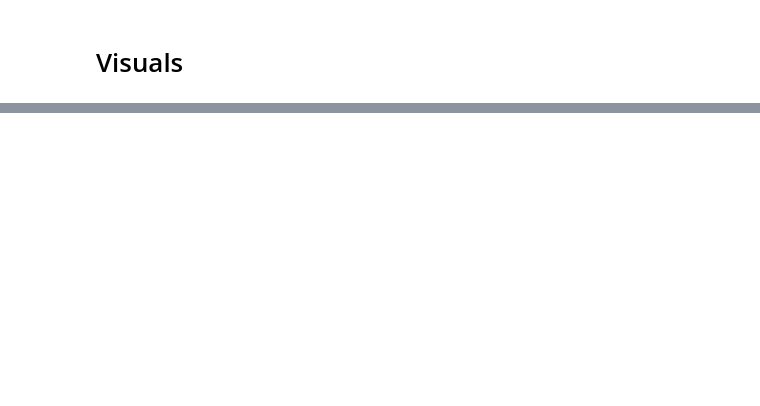
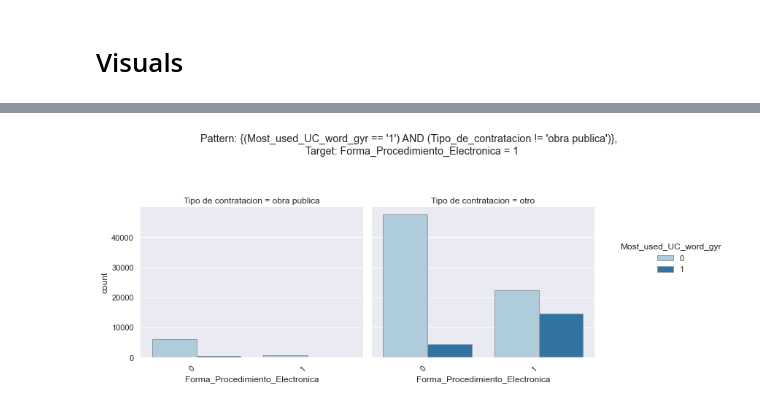
Before and after one commit to ML-Group-Col/Exped_Visualizations, a Jupyter notebook: visuals_dany.ipynb, the cells around one changed output, grey strips where cells are left out. Saved outputs shown, nothing was run; the diff lists cells and outputs as text; code cells hidden in the pictures; blank space fills up the shorter version.

```diff
--- a/visuals_dany.ipynb
+++ b/visuals_dany.ipynb
@@ -385,0 +91,9 @@ def catscatter(df,colx,coly,cols,color=['grey','black'],ratio=10,font='Helvetica
+# %%
+
+pattern_title = "{(Most_used_UC_word_gyr == '1') AND (Tipo_de_contratacion != 'obra publica')}"
+variables = [('Most_used_UC_word_gyr','1'),('Tipo de contratacion','obra publica')]
+target = 'Forma_Procedimiento_Electronica'
+target_val = '1'
+cat_plot_variable(db, target,  target_val, variables,  pattern_title, pal = "Paired")
+# %% [output]
+[figure, added]
```
Also changed, not shown: parts of 32 cells of this notebook, 1 other file.
